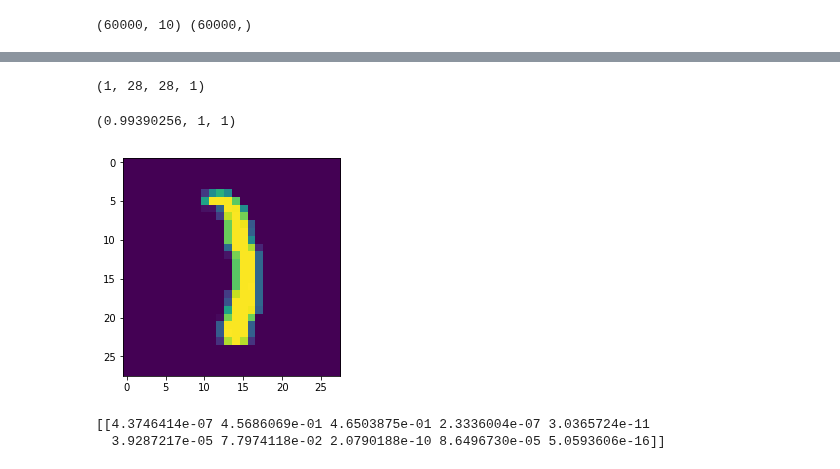
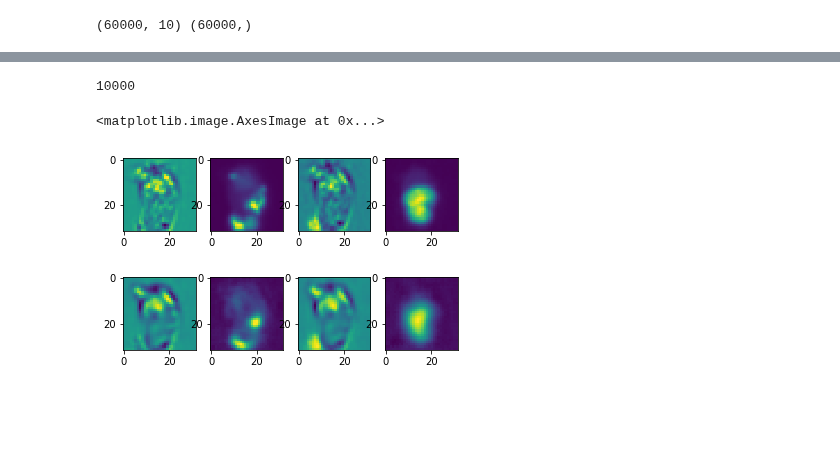
Before and after one commit to cwood1967/DeepLearning, a Jupyter notebook: autoencoder/Keras/Untitled.ipynb, the cells around one changed output, grey strips where cells are left out. Drawn from its saved outputs; the diff is of its cells as text; code cells hidden in the pictures; blank space fills up the shorter version.

```diff
--- a/autoencoder/Keras/Untitled.ipynb
+++ b/autoencoder/Keras/Untitled.ipynb
@@ -98,16 +168,35 @@ Epoch 10/10
 # %%
 n += 1
-v = np.expand_dims(images[n], axis=0)
-print(v.shape)
-g = model.predict(v)
-plt.imshow(images[n,:,:,0])
-np.max(g), np.argmax(g), np.argmax(y[n])
+#v = np.expand_dims(images[n], axis=0)
+#print(v.shape)
+g = model.predict(train[0:30])
+# gm = np.argmax(g, axis=1)
+# vl = labels[50000:]
+
+b = train # images[50000:]#[vl != gm]
+
+len(b)
 # %% [output]
-(1, 28, 28, 1)
+10000
-(0.99390256, 1, 1)
-[figure, removed]
-# %%
-print(g)
-# %% [output]
-[[4.3746414e-07 4.5686069e-01 4.6503875e-01 2.3336004e-07 3.0365724e-11
-  3.9287217e-05 7.7974118e-02 2.0790188e-10 8.6496730e-05 5.0593606e-16]]
+# %%
+k = 19
+plt.subplot(2,4,1)
+plt.imshow(b[k,:,:,0])
+plt.subplot(2,4,2)
+plt.imshow(b[k,:,:,1])
+plt.subplot(2,4,3)
+plt.imshow(b[k,:,:,2])
+plt.subplot(2,4,4)
+plt.imshow(b[k,:,:,3])
+
+plt.subplot(2,4,5)
+plt.imshow(g[k,:,:,0])
+plt.subplot(2,4,6)
+plt.imshow(g[k,:,:,1])
+plt.subplot(2,4,7)
+plt.imshow(g[k,:,:,2])
+plt.subplot(2,4,8)
+plt.imshow(g[k,:,:,3])
+# %% [output]
+<matplotlib.image.AxesImage at 0x...>
+[figure, added]
```
Also changed, not shown: parts of 9 cells of this notebook.
